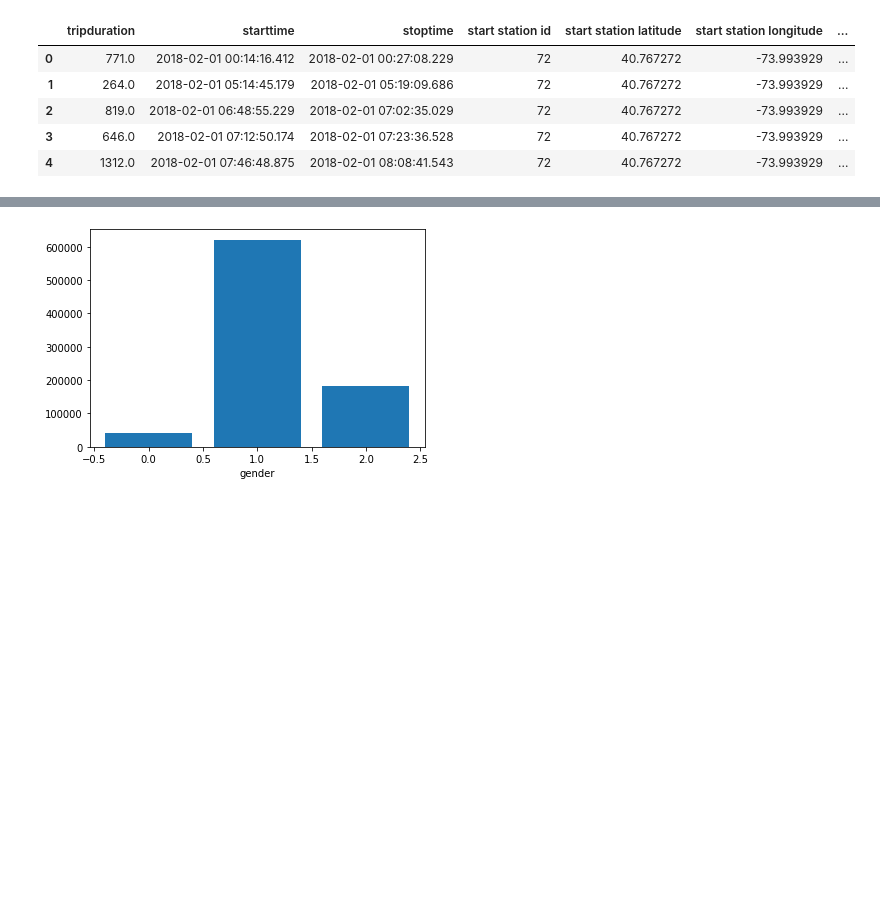
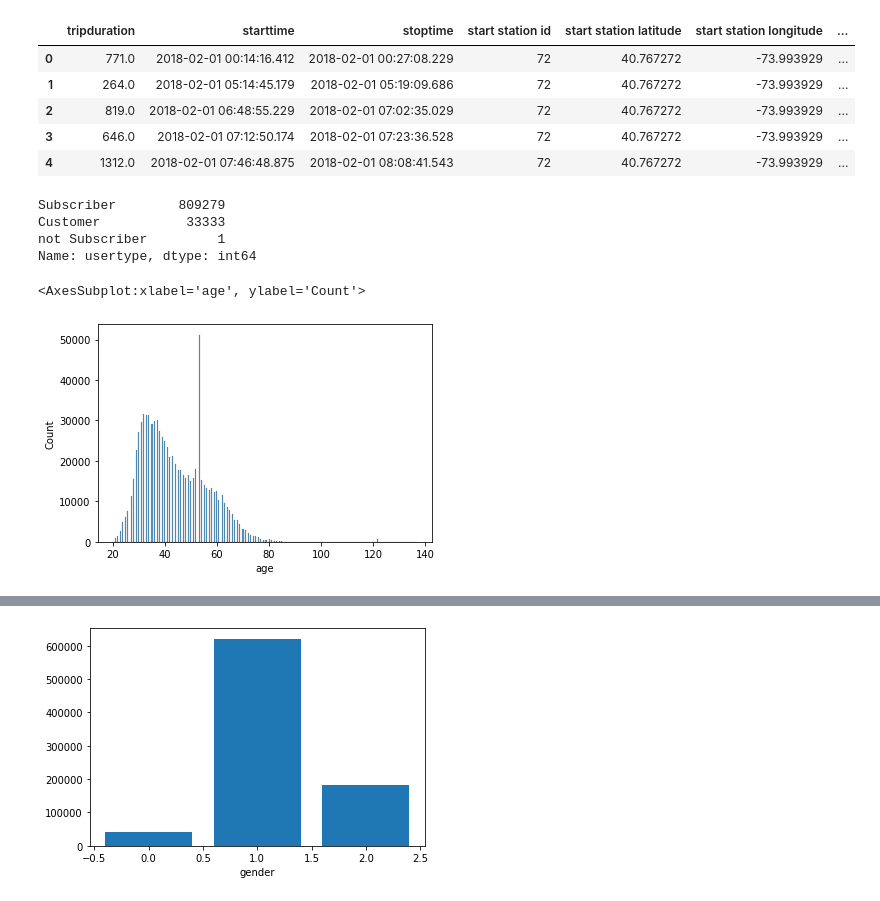
Before and after one commit to MohammadVatani/bike_transportation_analysis, a Jupyter notebook: phase1.ipynb, the cells around one changed output, grey strips where cells are left out. Drawn from its saved outputs; the diff is of its cells as text; code cells hidden in the pictures; blank space fills up the shorter version.

```diff
--- a/phase1.ipynb
+++ b/phase1.ipynb
@@ -133,3 +215,10 @@ df.head()
 | 2 | 819.0 | 2018-02-01 06:48:55.229 | 2018-02-01 07:02:35.029 | 72 | 40.767272 | -73.993929 | ... |
 | 3 | 646.0 | 2018-02-01 07:12:50.174 | 2018-02-01 07:23:36.528 | 72 | 40.767272 | -73.993929 | ... |
 | 4 | 1312.0 | 2018-02-01 07:46:48.875 | 2018-02-01 08:08:41.543 | 72 | 40.767272 | -73.993929 | ... |
+# %%
+df.usertype.value_counts()
+# %% [output]
+Subscriber        809279
+Customer           33333
+not Subscriber         1
+Name: usertype, dtype: int64
@@ -136,3 +228,8 @@ df.head()
+# %%
+sns.histplot(df.age)
+# %% [output]
+<AxesSubplot:xlabel='age', ylabel='Count'>
+[figure, added]
 # %%
 ### age
 df.age.describe().astype(int).reset_index()
```
Also changed, not shown: parts of 35 cells of this notebook, 1 other file.
